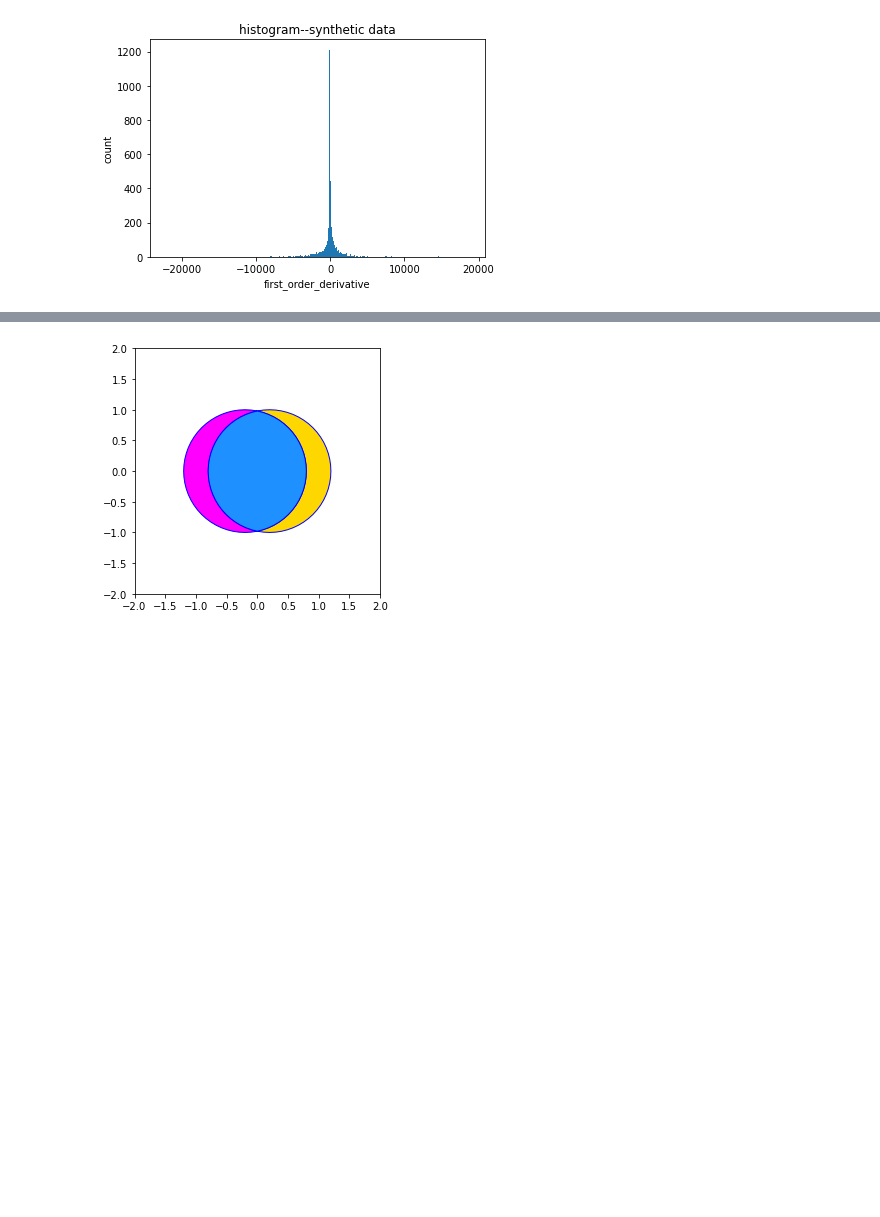
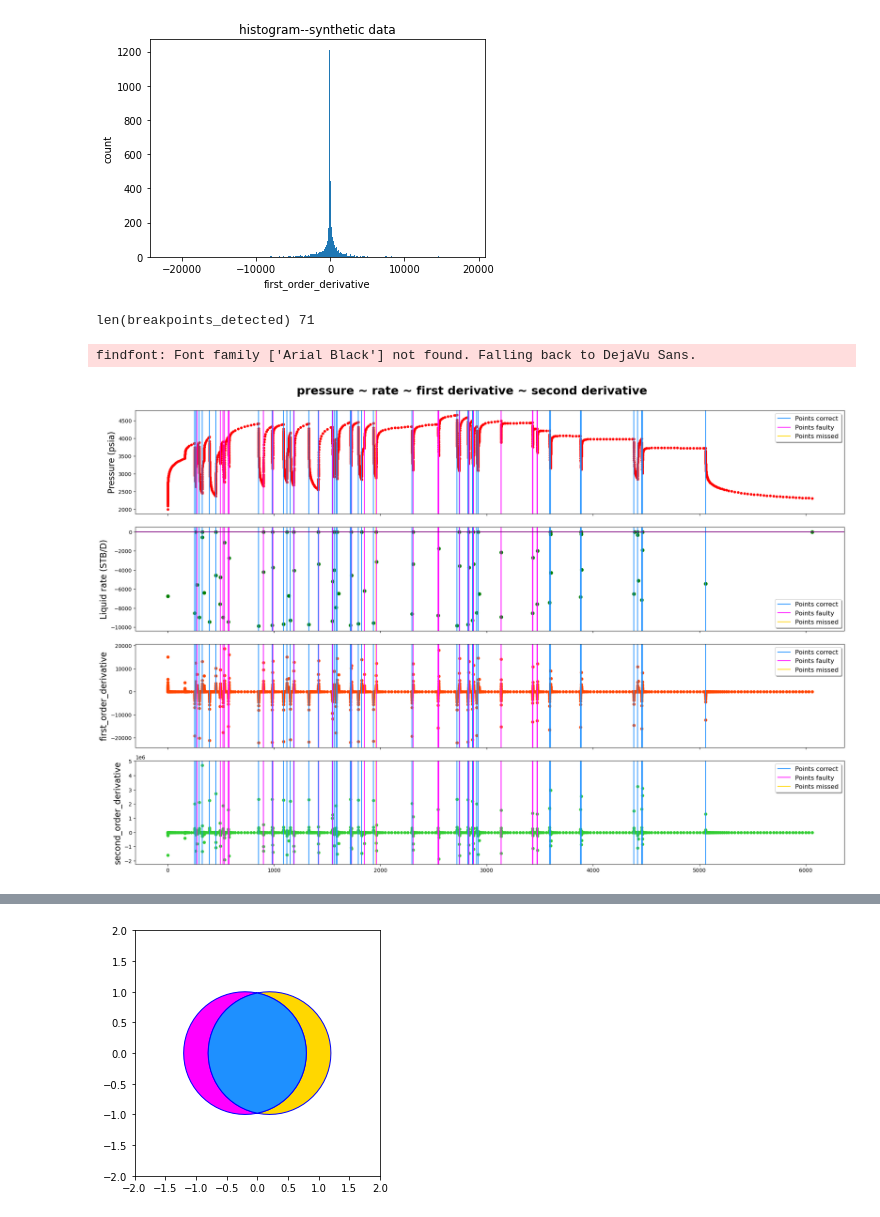
Before and after one commit to juneciel510/transient_identification, a Jupyter notebook: source_code/synthetic_data.ipynb, the cells around one changed output, grey strips where cells are left out. Cells and saved outputs as stored; diff of their text form; code cells hidden in the pictures; blank space fills up the shorter version.

```diff
--- a/source_code/synthetic_data.ipynb
+++ b/source_code/synthetic_data.ipynb
@@ -137,3 +127,17 @@ title='histogram--synthetic data'
 plot_histogram(data, xlabel, ylabel,title)
 # %% [output]
 [figure]
+# %%
+#startPoint2
+noise_threshold=2.9
+breakpoints_detected_startPoint2=detect_breakpoints_startPoint2(first_order_derivative,second_order_derivative,noise_threshold)
+print("len(breakpoints_detected)",len(breakpoints_detected_startPoint2))
+plot_4_metrics(pressure_df,
+               rate_df,
+               breakpoints_detected_startPoint2,
+               ground_truth,
+               colum_names)
+# %% [output]
+len(breakpoints_detected) 71
+findfont: Font family ['Arial Black'] not found. Falling back to DejaVu Sans.
+[figure, added]
```
Also changed, not shown: parts of 7 cells of this notebook, 7 other files.
